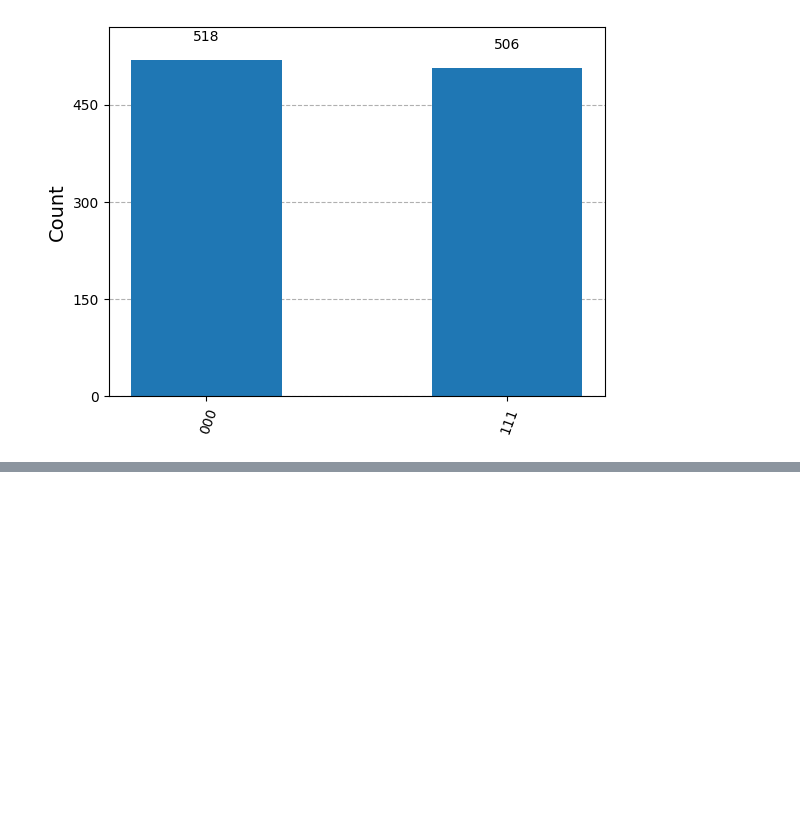
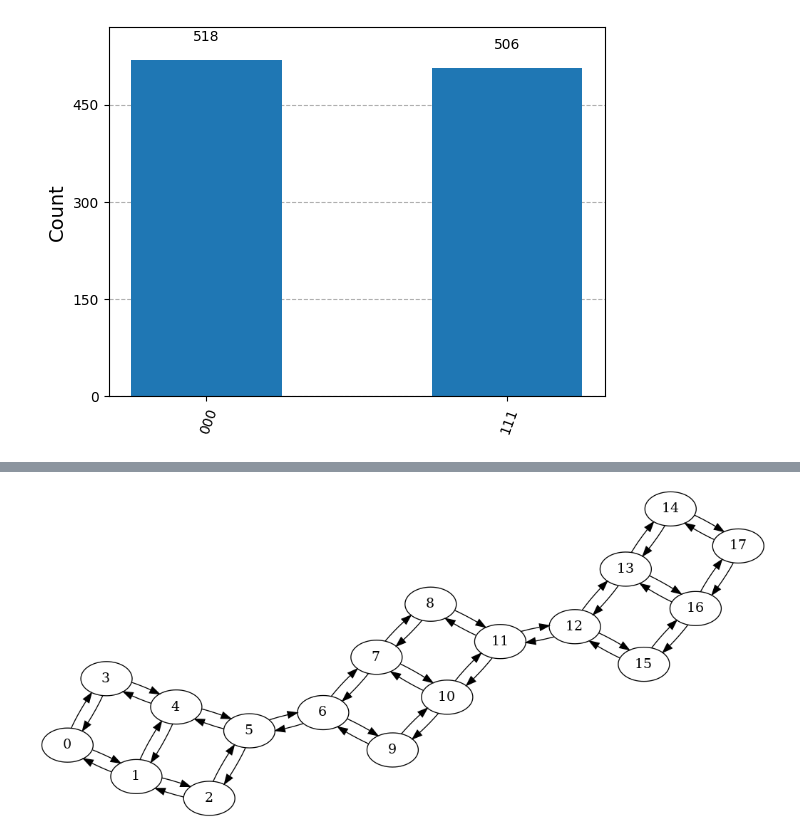
Before and after one commit to natashaval/qubit-mapping-distributed-qc, a Jupyter notebook: generic_backend.ipynb, the cells around one changed output, grey strips where cells are left out. Drawn from its saved outputs; the diff is of its cells as text; code cells hidden in the pictures; blank space fills up the shorter version.

```diff
--- a/generic_backend.ipynb
+++ b/generic_backend.ipynb
@@ -61,0 +68,8 @@ display(plot_histogram(counts))
+# %%
+num_rows = 2
+num_columns = 3
+coupling_list_grid = build_coupling_list_grid(num_rows, num_columns, num_group)
+cm_grid = CouplingMap(couplinglist=coupling_list_grid)
+display(cm_grid.draw())
+# %% [output]
+[figure, added]
```
Also changed, not shown: parts of 4 cells of this notebook.
